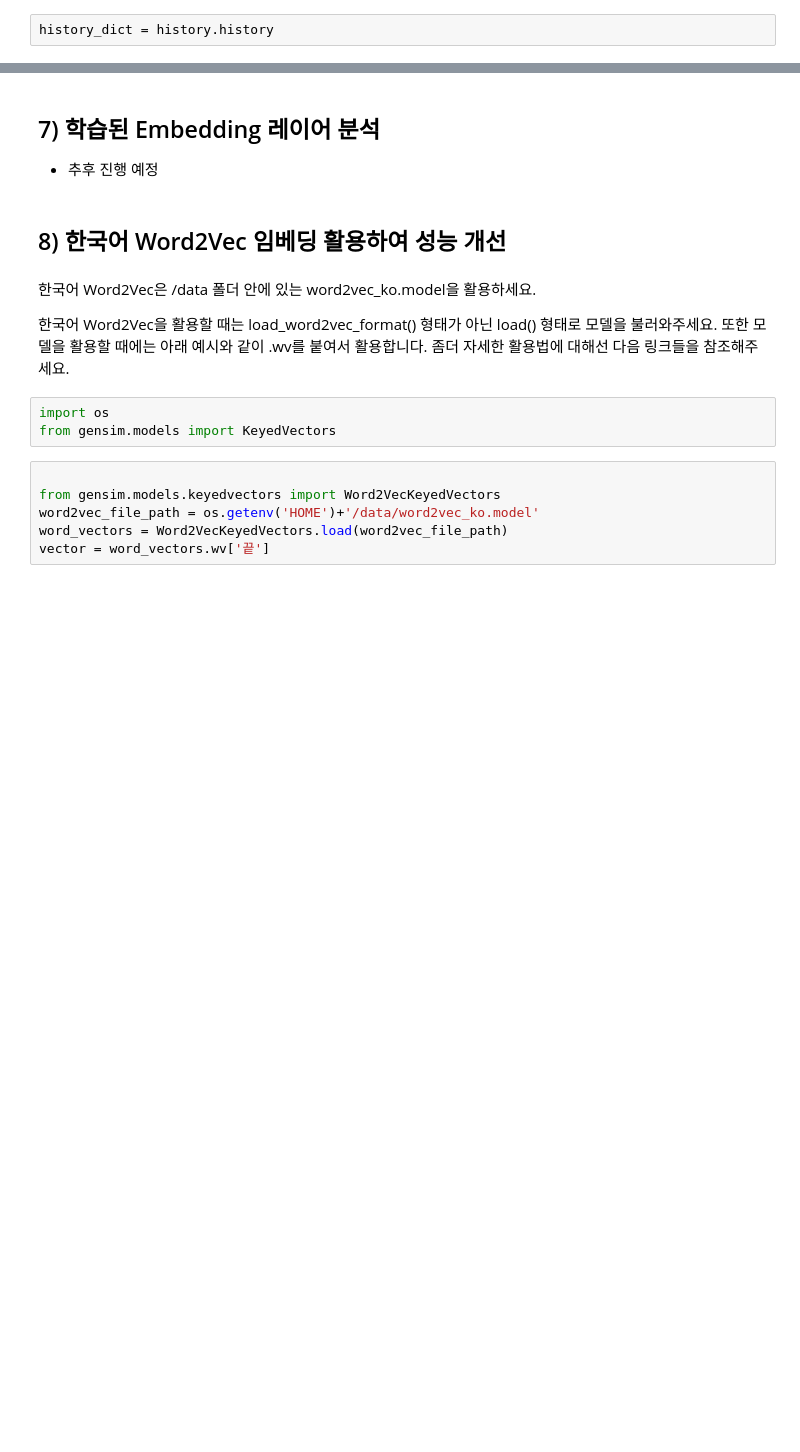
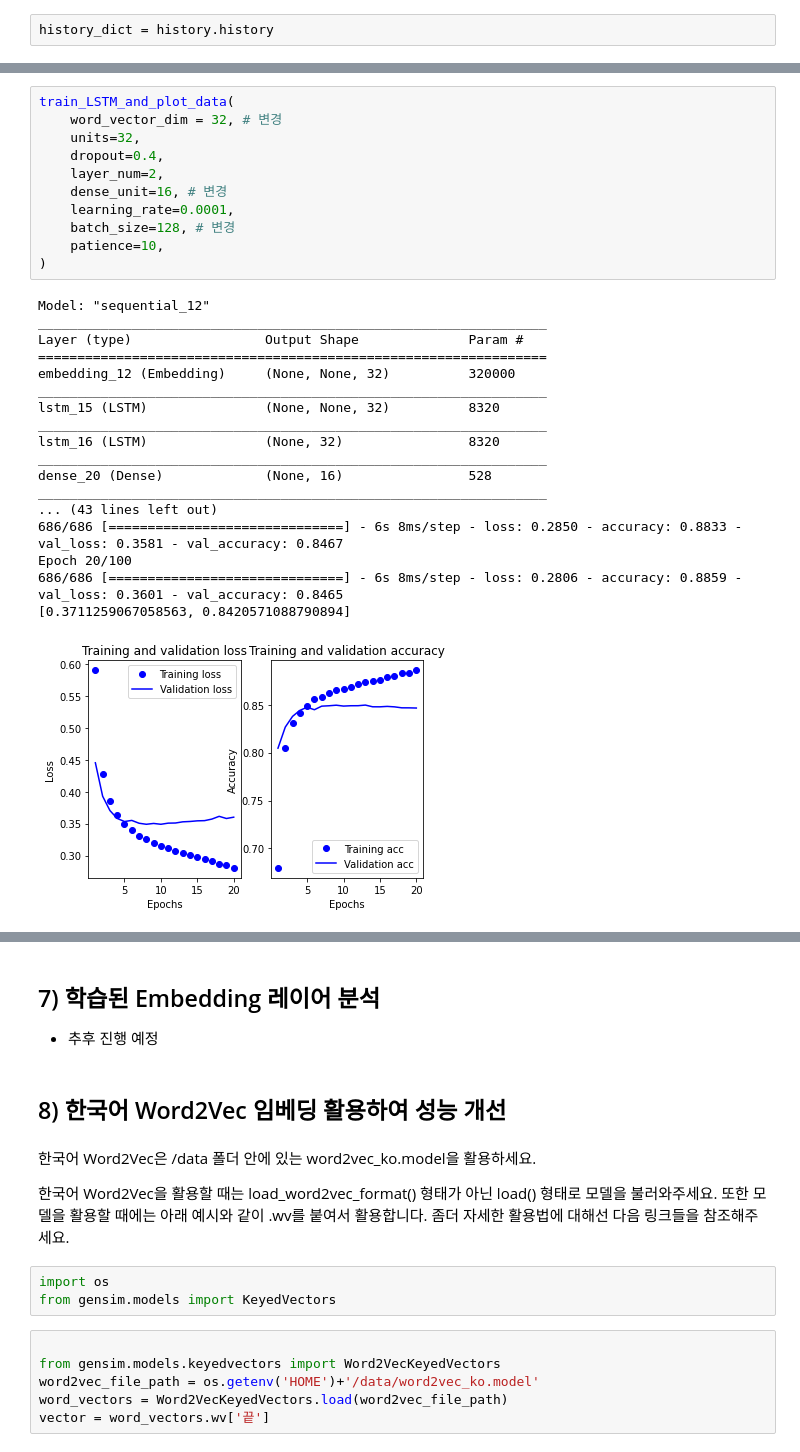
Before and after one commit to coronarita1991/AIFFEL_RESEARCH_STUDY, a Jupyter notebook: Quests/Quest5_20240612/NLP_Project1.ipynb, the cells around one changed output, grey strips where cells are left out. Cells and saved outputs as stored; diff of their text form; blank space fills up the shorter version.

```diff
--- a/Quests/Quest5_20240612/NLP_Project1.ipynb
+++ b/Quests/Quest5_20240612/NLP_Project1.ipynb
@@ -387,0 +591,30 @@ plt.show()
+# %%
+train_LSTM_and_plot_data(
+    word_vector_dim = 32, # 변경
+    units=32,
+    dropout=0.4,
+    layer_num=2,
+    dense_unit=16, # 변경
+    learning_rate=0.0001,
+    batch_size=128, # 변경
+    patience=10,
+)
+# %% [output]
+Model: "sequential_12"
+_________________________________________________________________
+Layer (type)                 Output Shape              Param #
+=================================================================
+embedding_12 (Embedding)     (None, None, 32)          320000
+_________________________________________________________________
+lstm_15 (LSTM)               (None, None, 32)          8320
+_________________________________________________________________
+lstm_16 (LSTM)               (None, 32)                8320
+_________________________________________________________________
+dense_20 (Dense)             (None, 16)                528
+_________________________________________________________________
+... (43 lines left out)
+686/686 [==============================] - 6s 8ms/step - loss: 0.2850 - accuracy: 0.8833 - val_loss: 0.3581 - val_accuracy: 0.8467
+Epoch 20/100
+686/686 [==============================] - 6s 8ms/step - loss: 0.2806 - accuracy: 0.8859 - val_loss: 0.3601 - val_accuracy: 0.8465
+[0.3711259067058563, 0.8420571088790894]
+[figure, added]
```
Also changed, not shown: parts of 28 cells of this notebook.
